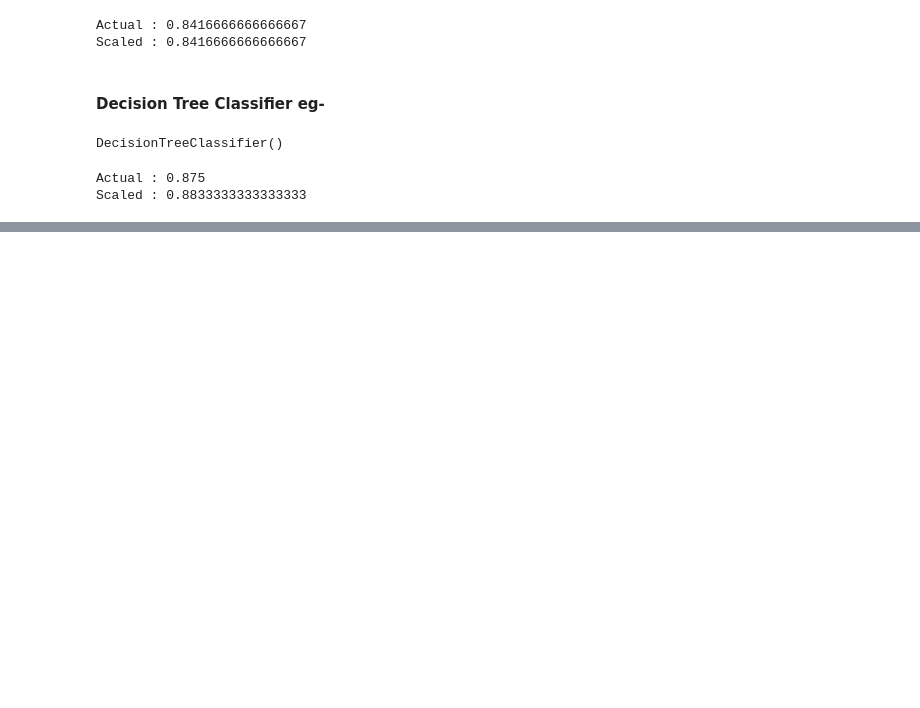
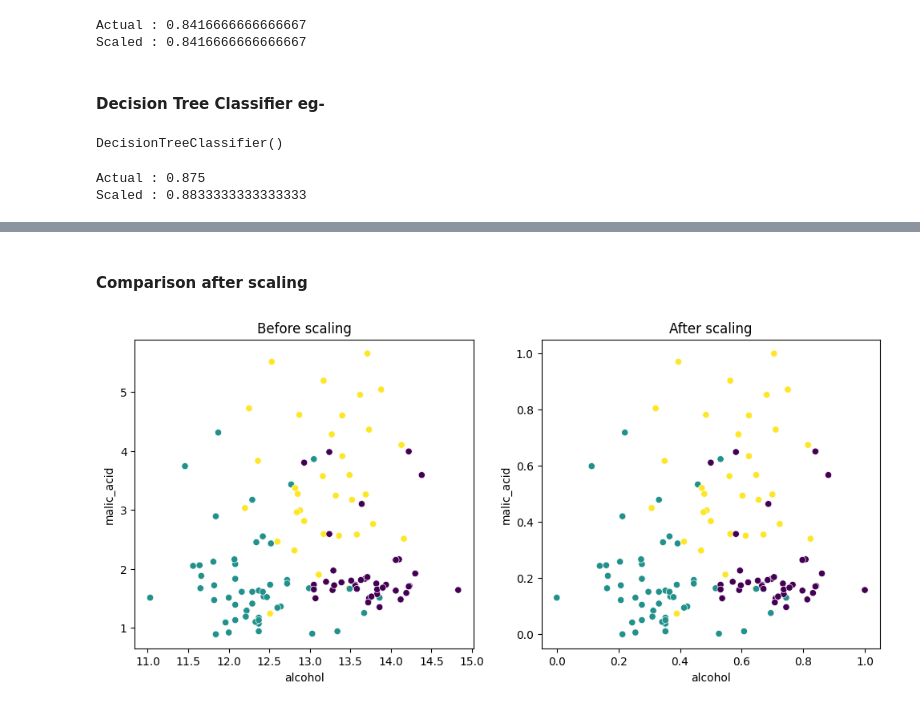
Before and after one commit to GautamKr2/Machine_Learning, a Jupyter notebook: Feature_Engineering/feature_scaling.ipynb, the cells around one changed output, grey strips where cells are left out. Cells and saved outputs as stored; diff of their text form; code cells hidden in the pictures; blank space fills up the shorter version.

```diff
--- a/Feature_Engineering/feature_scaling.ipynb
+++ b/Feature_Engineering/feature_scaling.ipynb
@@ -175,0 +249,4 @@ Scaled : 0.8833333333333333
+# %%
+from sklearn.preprocessing import MinMaxScaler
+
+scaler = MinMaxScaler()
@@ -175,0 +257,7 @@ Scaled : 0.8833333333333333
+# %%
+x_train_scaled = scaler.transform(x_train)
+x_test_scaled = scaler.transform(x_test)
+# %%
+# Conversion of scaled data into DataFrame
+x_train_scaled = pd.DataFrame(x_train_scaled, columns=x_train.columns)
+x_test_scaled = pd.DataFrame(x_test_scaled, columns=x_test.columns)
@@ -175,0 +288,14 @@ Scaled : 0.8833333333333333
+# %% [markdown]
+#### Comparison after scaling
+# %%
+fig, (ax1, ax2) = plt.subplots(ncols=2, figsize=(12,5))
+
+sns.scatterplot(x=x_train['alcohol'], y=x_train['malic_acid'], c=y_train, ax=ax1)
+ax1.set_title("Before scaling")
+
+sns.scatterplot(x=x_train_scaled['alcohol'], y=x_train_scaled['malic_acid'], c=y_train, ax=ax2)
+ax2.set_title("After scaling")
+
+plt.show()
+# %% [output]
+[figure, added]
```
Also changed, not shown: parts of 21 cells of this notebook.
